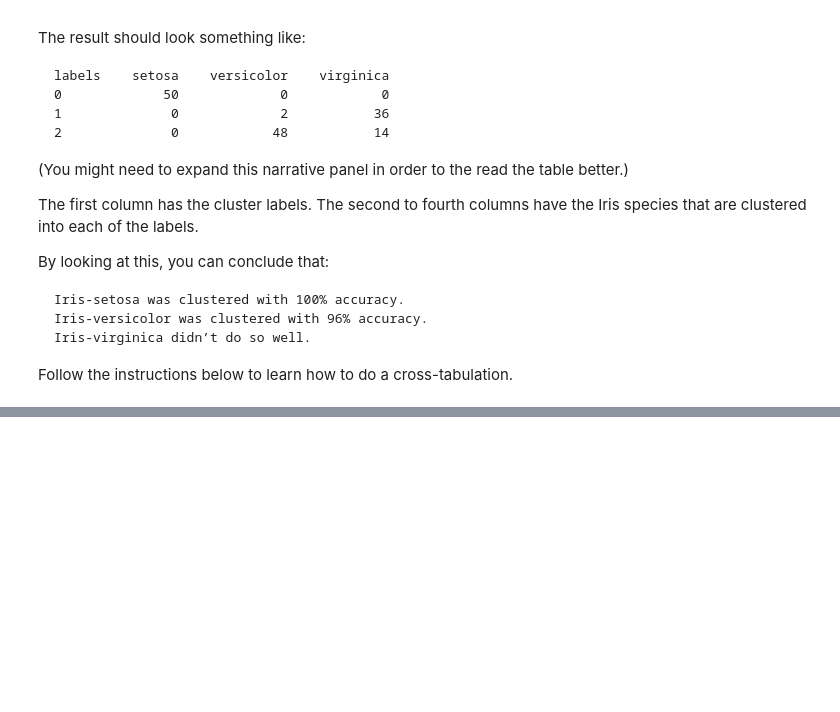
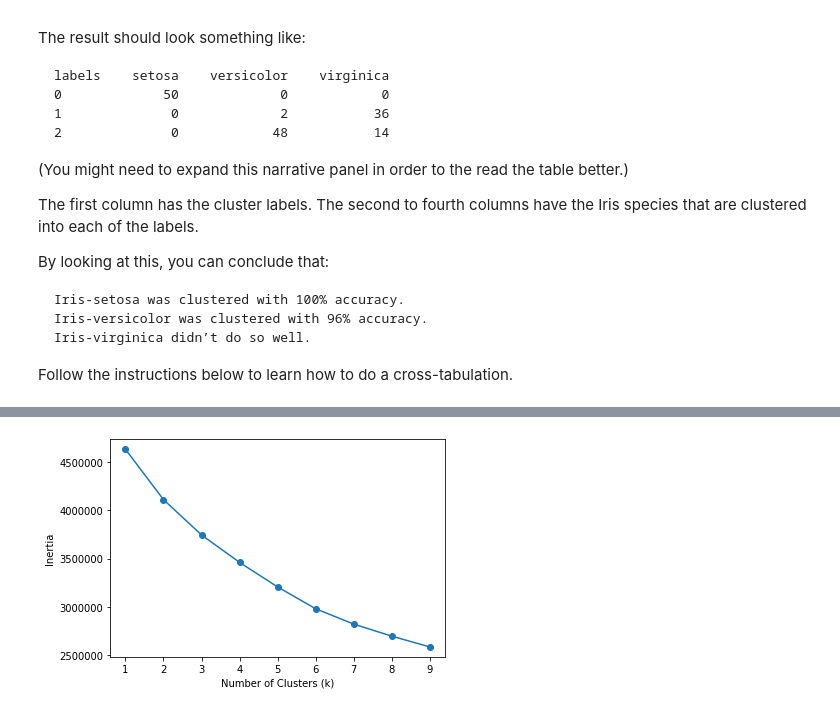
Before and after one commit to ifty500/Machine_Learning_Algorithms_Concepts_and_Implementation, a Jupyter notebook: k-means clustering/k-means clustering.ipynb, the cells around one changed output, grey strips where cells are left out. Drawn from its saved outputs; the diff is of its cells as text; code cells hidden in the pictures; blank space fills up the shorter version.

```diff
--- a/k-means clustering/k-means clustering.ipynb
+++ b/k-means clustering/k-means clustering.ipynb
@@ -1050,0 +1154,24 @@ labels
+# %%
+import pandas as pd
+import numpy as np
+import matplotlib.pyplot as plt
+from sklearn.cluster import KMeans
+digits = pd.read_csv("http://archive.ics.uci.edu/ml/machine-learning-databases/optdigits/optdigits.tra", header=None)
+
+test = pd.read_csv("http://archive.ics.uci.edu/ml/machine-learning-databases/optdigits/optdigits.tes")
+
+num_clusters = list(range(1,10))
+inertias = []
+for k in num_clusters:
+  model = KMeans(n_clusters=k)
+  model.fit(digits)
+  inertias.append(model.inertia_)
+
+plt.plot(num_clusters, inertias, '-o')
+
+plt.xlabel('Number of Clusters (k)')
+plt.ylabel('Inertia')
+
+plt.show()
+# %% [output]
+[figure, added]
```
Also changed, not shown: parts of 10 cells of this notebook, 1 other file.
